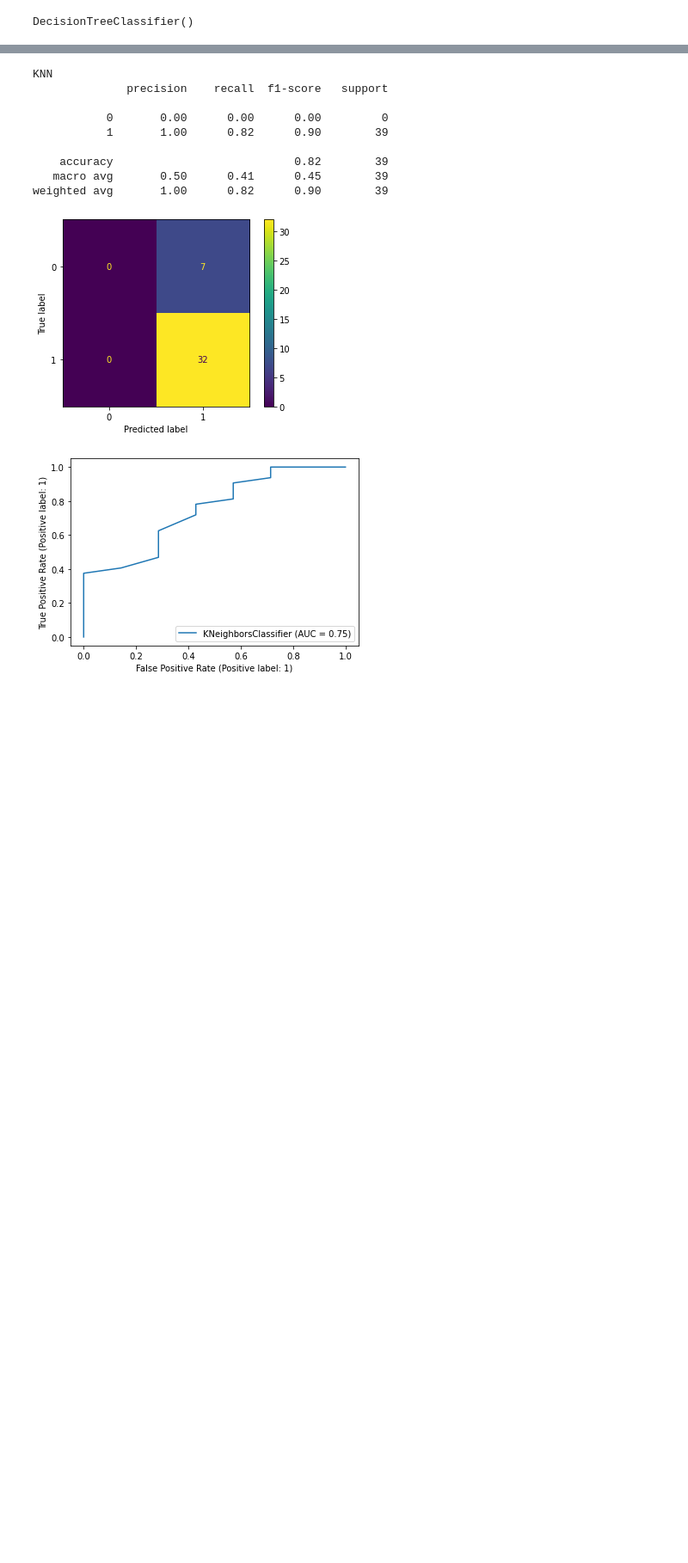
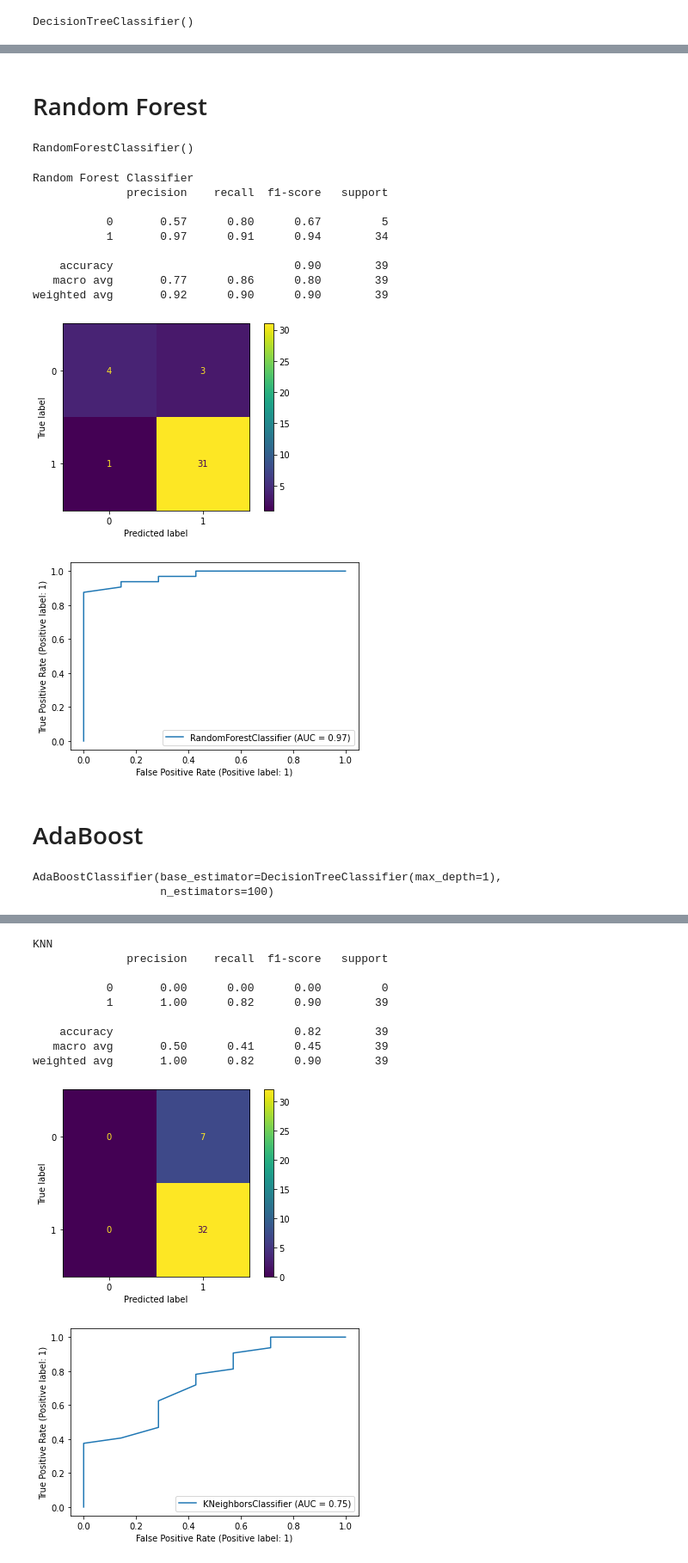
Before and after one commit to Priya29satya07/miniproject_1, a Jupyter notebook: parkinson_mini_1.ipynb, the cells around one changed output, grey strips where cells are left out. Shown at 86% size. Drawn from its saved outputs; the diff is of its cells as text; code cells hidden in the pictures; blank space fills up the shorter version.

```diff
--- a/parkinson_mini_1.ipynb
+++ b/parkinson_mini_1.ipynb
@@ -133,0 +182,40 @@ weighted avg       0.89      0.90      0.89        39
+# %% [markdown]
+# Random Forest
+# %%
+#fitting our nodel with training sets
+ran=RandomForestClassifier(n_estimators=100)
+ran.fit(x_train,y_train)
+# %% [output]
+RandomForestClassifier()
+# %%
+print("Random Forest Classifier")
+preds = ran.predict(x_test)
+print(classification_report(preds,y_test))
+plot_confusion_matrix(ran,x_test,y_test)
+plt.savefig("confusionRandomForest.png")
+plot_roc_curve(ran,x_test,y_test)
+plt.savefig("rocRandomForest.png")
+# %% [output]
+Random Forest Classifier
+              precision    recall  f1-score   support
+
+           0       0.57      0.80      0.67         5
+           1       0.97      0.91      0.94        34
+
+    accuracy                           0.90        39
+   macro avg       0.77      0.86      0.80        39
+weighted avg       0.92      0.90      0.90        39
+[figure, added]
+[figure, added]
+# %% [markdown]
+# AdaBoost
+# %%
+#now building  adaboostclassifier on training sets and fitting
+classifier = AdaBoostClassifier(
+    DecisionTreeClassifier(max_depth=1),
+    n_estimators=100
+)
+classifier.fit(x_train, y_train)
+# %% [output]
+AdaBoostClassifier(base_estimator=DecisionTreeClassifier(max_depth=1),
+                   n_estimators=100)
```
Also changed, not shown: parts of 21 cells of this notebook.
